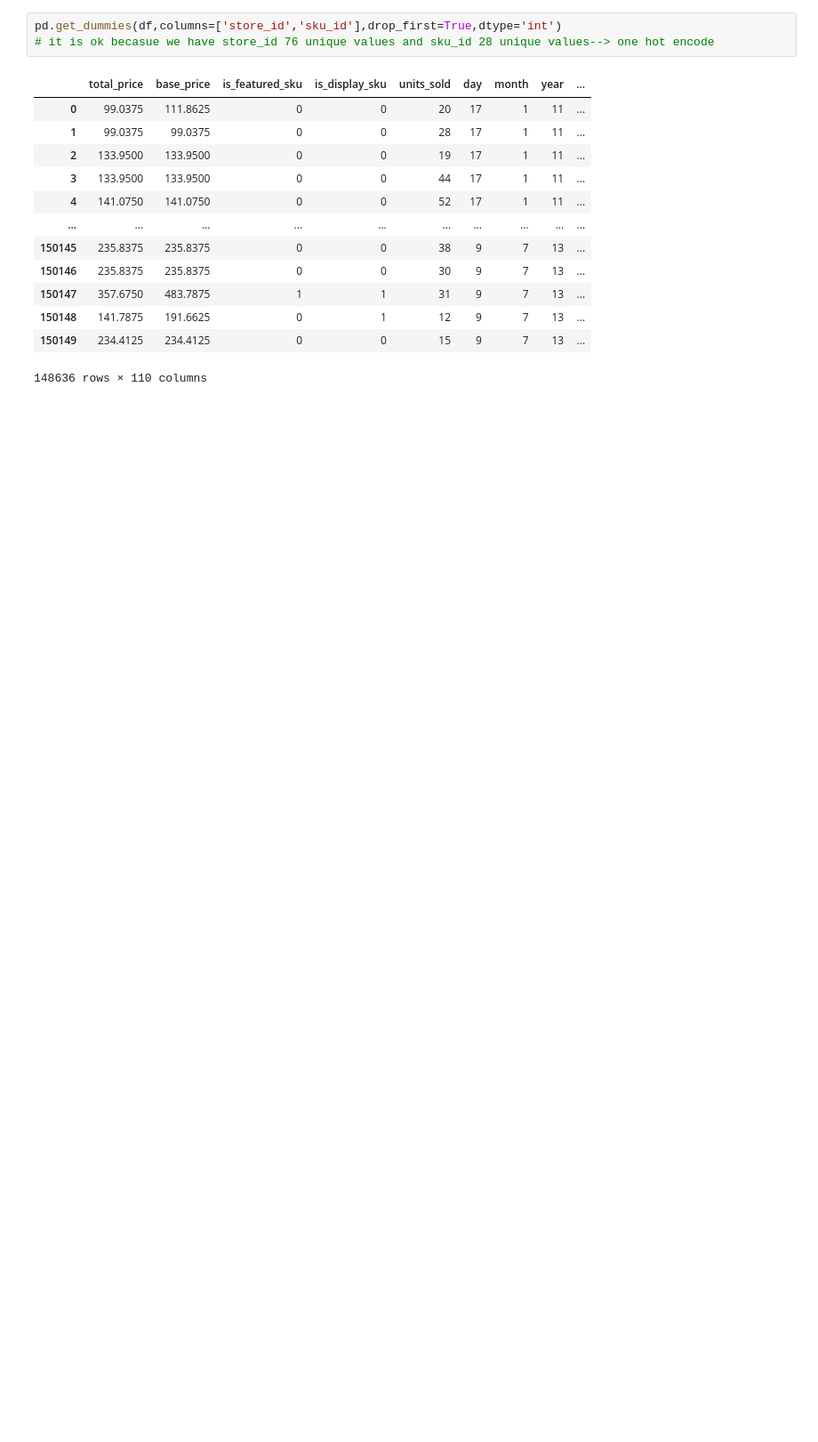
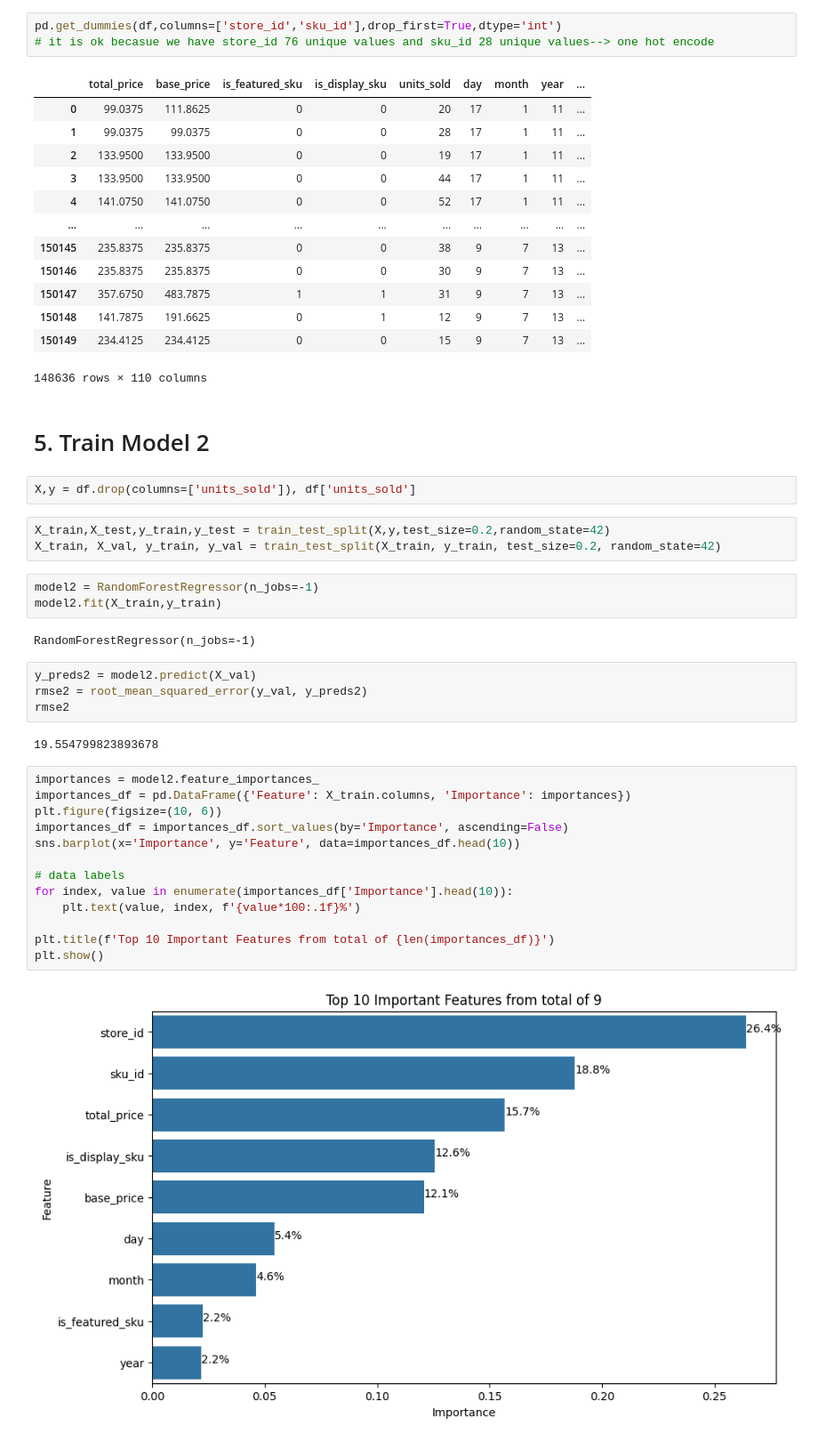
Before and after one commit to OndrejZapletal99/Python_DS_ML, a Jupyter notebook: demand_forecast/main.ipynb, the cells around one changed output. Shown at 89% size. Drawn from its saved outputs; the diff is of its cells as text; blank space fills up the shorter version.

Commit message:
Model 2 training

```diff
--- a/demand_forecast/main.ipynb
+++ b/demand_forecast/main.ipynb
@@ -224,3 +224,36 @@ pd.get_dummies(df,columns=['store_id','sku_id'],drop_first=True,dtype='int')
 | 150148 | 141.7875 | 191.6625 | 0 | 1 | 12 | 9 | 7 | 13 | ... |
 | 150149 | 234.4125 | 234.4125 | 0 | 0 | 15 | 9 | 7 | 13 | ... |
 148636 rows × 110 columns
+# %% [markdown]
+# 5. Train Model 2
+# %%
+X,y = df.drop(columns=['units_sold']), df['units_sold']
+# %%
+X_train,X_test,y_train,y_test = train_test_split(X,y,test_size=0.2,random_state=42)
+X_train, X_val, y_train, y_val = train_test_split(X_train, y_train, test_size=0.2, random_state=42)
+# %%
+model2 = RandomForestRegressor(n_jobs=-1)
+model2.fit(X_train,y_train)
+# %% [output]
+RandomForestRegressor(n_jobs=-1)
+# %%
+y_preds2 = model2.predict(X_val)
+rmse2 = root_mean_squared_error(y_val, y_preds2)
+rmse2
+# %% [output]
+19.554799823893678
+# %%
+importances = model2.feature_importances_
+importances_df = pd.DataFrame({'Feature': X_train.columns, 'Importance': importances})
+plt.figure(figsize=(10, 6))
+importances_df = importances_df.sort_values(by='Importance', ascending=False)
+sns.barplot(x='Importance', y='Feature', data=importances_df.head(10))
+
+# data labels
+for index, value in enumerate(importances_df['Importance'].head(10)):
+    plt.text(value, index, f'{value*100:.1f}%')
+
+plt.title(f'Top 10 Important Features from total of {len(importances_df)}')
+plt.show()
+# %% [output]
+[figure, added]
```
Also changed, not shown: parts of 3 cells of this notebook.
